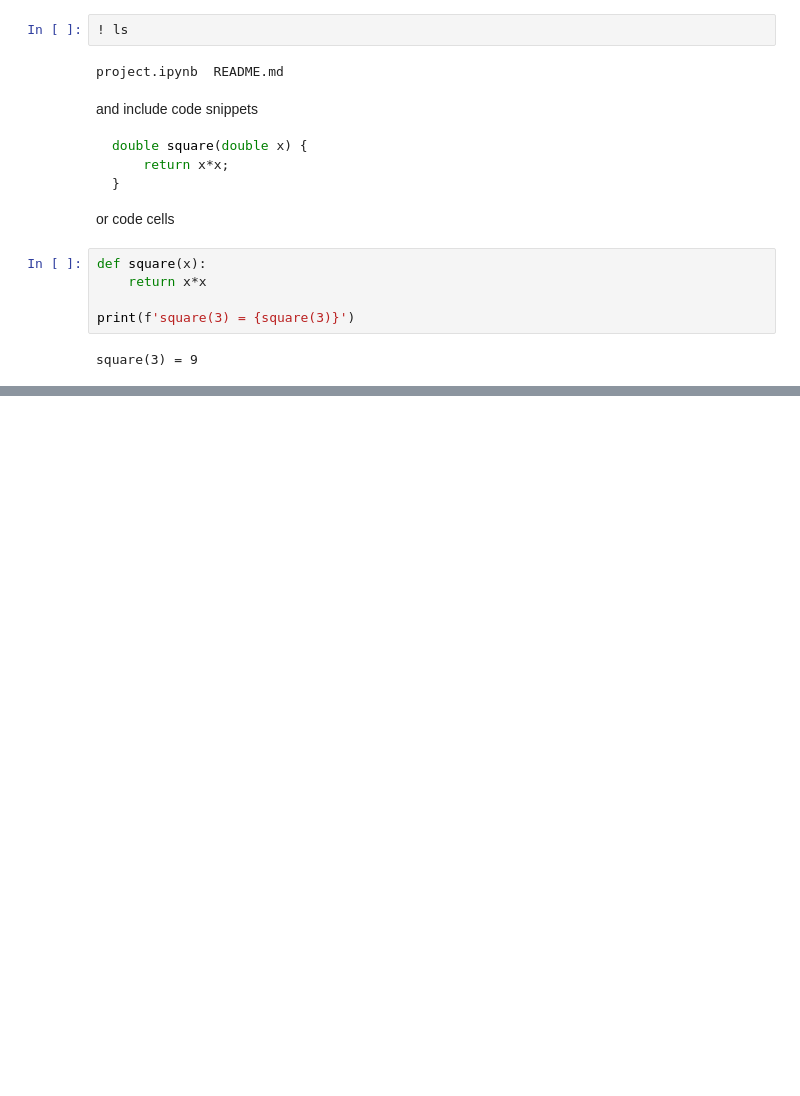
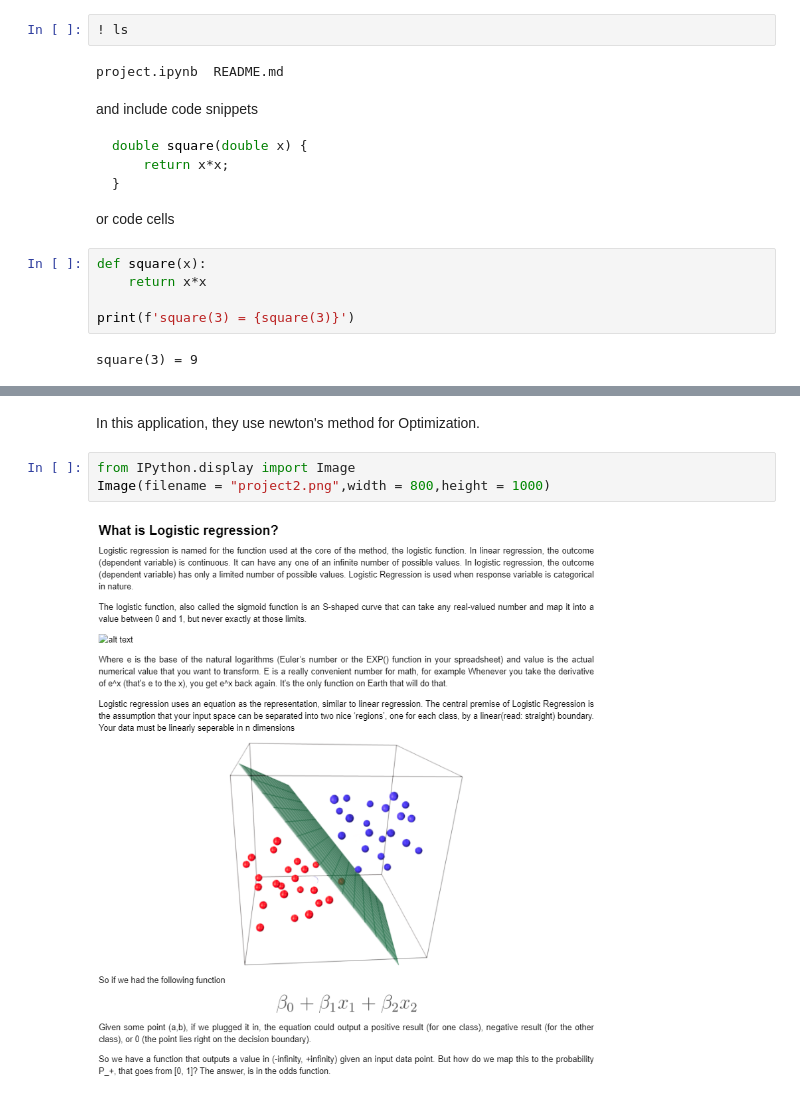
Before and after one commit to cu-numcomp/numcomp-project-zohu7459, a Jupyter notebook: project.ipynb, the cells around one changed output, grey strips where cells are left out. Cells and saved outputs as stored; diff of their text form; blank space fills up the shorter version.

```diff
--- a/project.ipynb
+++ b/project.ipynb
@@ -50,0 +37,7 @@ What role does the method play in the software? How does one call it (perhaps vi
+# %% [markdown]
+In this application, they use newton's method for Optimization.
+# %%
+from IPython.display import Image
+Image(filename = "project2.png",width = 800,height = 1000)
+# %% [output]
+[figure, added]
```
Also changed, not shown: parts of 12 cells of this notebook.
